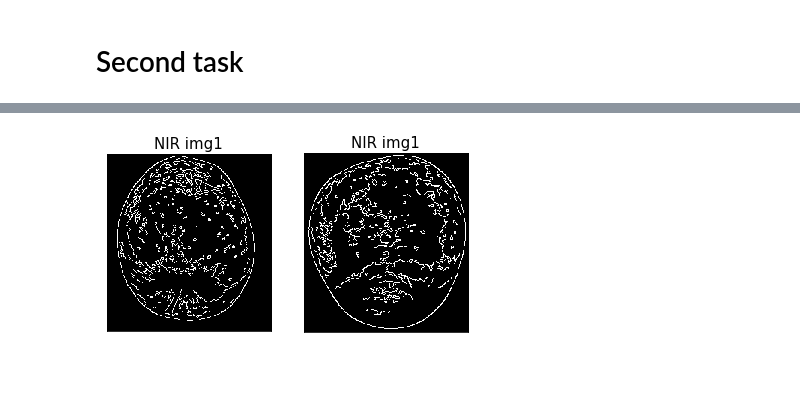
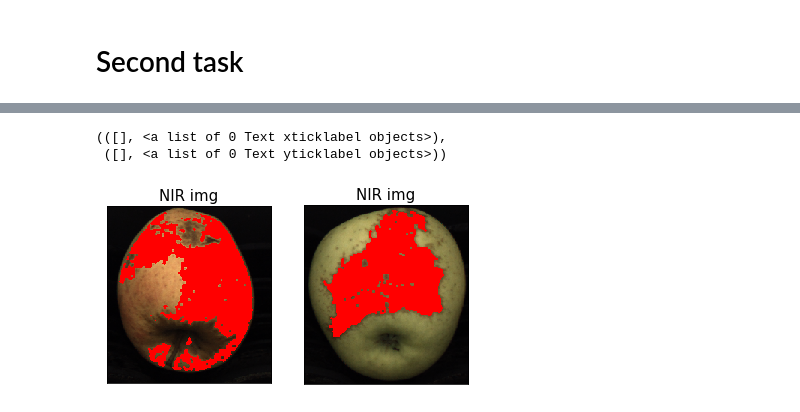
Before and after one commit to pptr3/fruit-inspection, a Jupyter notebook: Untitled.ipynb, the cells around one changed output, grey strips where cells are left out. Drawn from its saved outputs; the diff is of its cells as text; code cells hidden in the pictures; blank space fills up the shorter version.

```diff
--- a/Untitled.ipynb
+++ b/Untitled.ipynb
@@ -235,0 +230,19 @@ canny5 = cv.Canny(img5_color, tr5 / 2, tr5)
+# %%
+def generate_hsv_mask(img_color):
+    img_hsv = cv.cvtColor(img_color, cv.COLOR_BGR2HSV)
+    mask = cv.inRange(img_hsv, (99,50,20), (104,255,255))
+    res = cv.bitwise_and(img_color,img_color, mask= mask)
+    return res
+# %%
+hsv_mask4 = generate_hsv_mask(img4_color)
+hsv_mask5 = generate_hsv_mask(img5_color)
+
+plt.figure(figsize=(10,10))
+plt.subplot(2,3,1)
+plt.imshow(hsv_mask4, cmap='gray', vmin=0, vmax=255)
+plt.title("NIR img1", fontsize = 15)
+plt.xticks([]), plt.yticks([])
+plt.subplot(2,3,2)
+plt.imshow(hsv_mask5, cmap='gray', vmin=0, vmax=255)
+plt.title("NIR img1", fontsize = 15)
+plt.xticks([]), plt.yticks([])
@@ -236,13 +253,28 @@ canny5 = cv.Canny(img5_color, tr5 / 2, tr5)
+# %%
+def color_russet(img_color, mask):
+    # convert mask from rgb to grayscale
+    mask = cv.cvtColor(mask, cv.COLOR_RGB2GRAY)
+    kernel = np.ones((5, 5), np.uint8)
+    mask = cv.erode(mask, kernel, iterations = 1)
+    for i in range(img_color.shape[0]):
+        for j in range(img_color.shape[1]):
+            if mask[i, j] > 0:
+                img_color = cv.circle(img_color, center=(j, i), radius=1, color=(255, 0, 0) , thickness=1)
+    return img_color
+# %%
+out4 = color_russet(img4_color, hsv_mask4)
+out5 = color_russet(img5_color, hsv_mask5)
 # %%
 plt.figure(figsize=(10,10))
 plt.subplot(2,3,1)
-plt.imshow(canny4, cmap='gray', vmin=0, vmax=255)
-plt.title("NIR img1", fontsize = 15)
+plt.imshow(out4, cmap='gray', vmin=0, vmax=255)
+plt.title("NIR img", fontsize = 15)
 plt.xticks([]), plt.yticks([])
 plt.subplot(2,3,2)
-plt.imshow(canny5, cmap='gray', vmin=0, vmax=255)
-plt.title("NIR img1", fontsize = 15)
+plt.imshow(out5, cmap='gray', vmin=0, vmax=255)
+plt.title("NIR img", fontsize = 15)
 plt.xticks([]), plt.yticks([])
-plt.show()
 # %% [output]
+(([], <a list of 0 Text xticklabel objects>),
+ ([], <a list of 0 Text yticklabel objects>))
-[figure, old version]
+[figure, new version]
```
Also changed, not shown: parts of 14 cells of this notebook.
